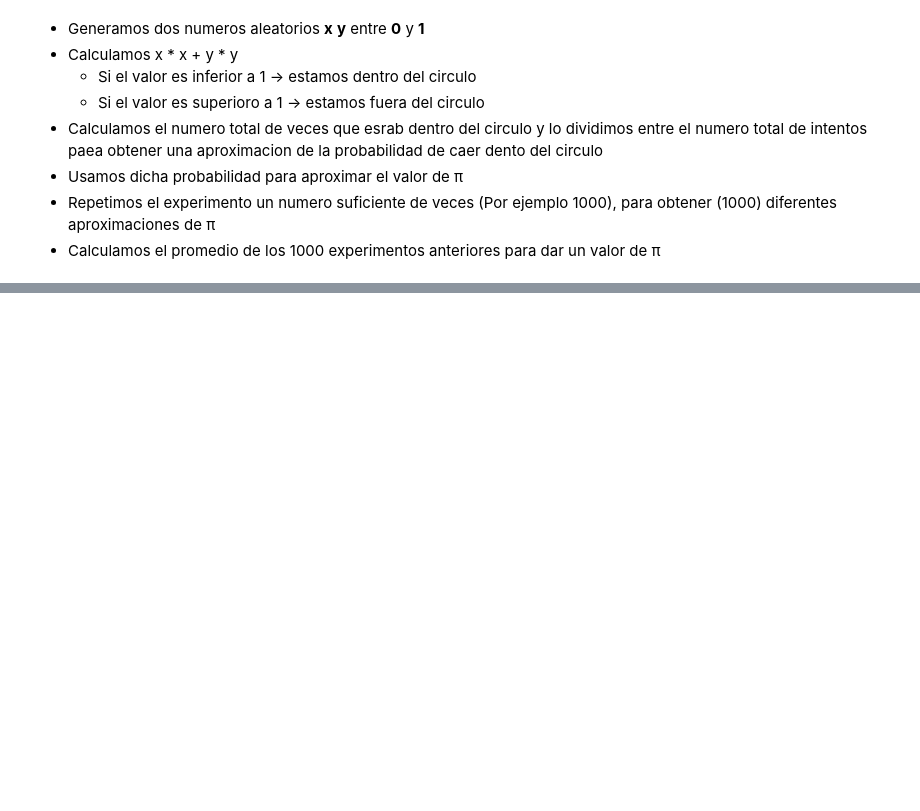
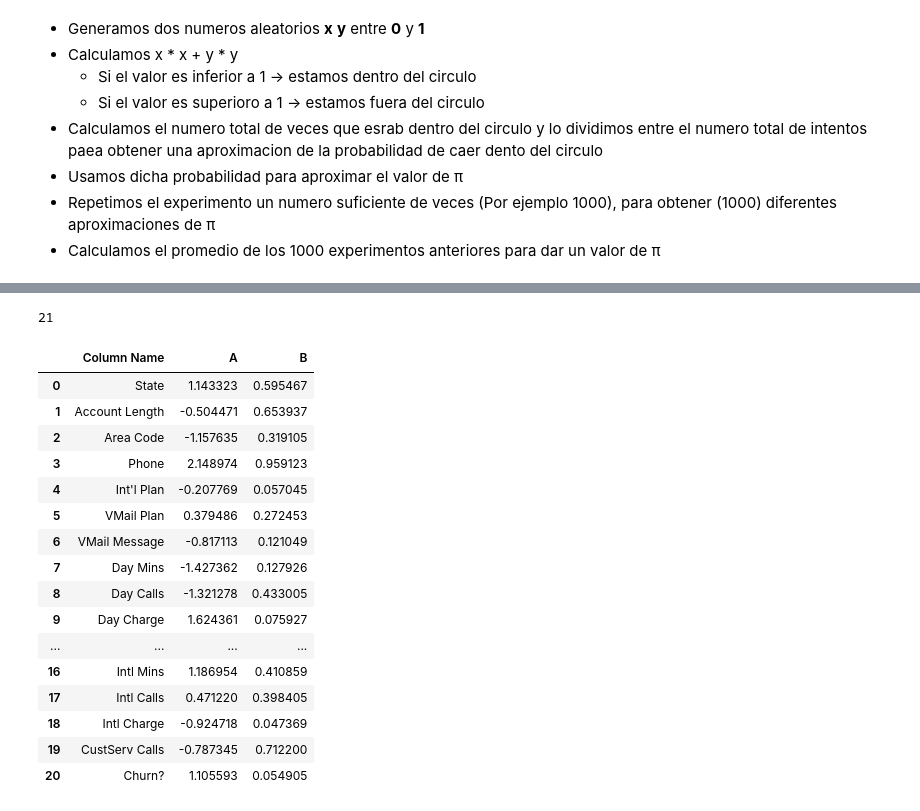
Before and after one commit to diego19508/python-ml-course, a Jupyter notebook: Course/T2 - 2- Data Cleaning - Funciones de distribucion de probabilidad.ipynb, the cells around one changed output, grey strips where cells are left out. Saved outputs shown, nothing was run; the diff lists cells and outputs as text; code cells hidden in the pictures; blank space fills up the shorter version.

```diff
--- a/Course/T2 - 2- Data Cleaning - Funciones de distribucion de probabilidad.ipynb
+++ b/Course/T2 - 2- Data Cleaning - Funciones de distribucion de probabilidad.ipynb
@@ -136,0 +193,3 @@ plt.plot(pi_value_list)
+# %%
+data = pd.read_csv("../datasets/customer-churn-model/Customer Churn Model.txt")
+data.head()
@@ -136,0 +204,35 @@ plt.plot(pi_value_list)
+# %%
+column_names = data.columns.values.tolist()
+# %%
+a = len(column_names)
+a
+# %% [output]
+21
+# %%
+new_data = pd.DataFrame(
+    {
+        "Column Name" : column_names,
+        "A" : np.random.randn(a),
+        "B" : np.random.uniform(0,1,a)
+    }
+)
+# %%
+new_data
+# %% [output]
+|  | Column Name | A | B |
+| 0 | State | 1.143323 | 0.595467 |
+| 1 | Account Length | -0.504471 | 0.653937 |
+| 2 | Area Code | -1.157635 | 0.319105 |
+| 3 | Phone | 2.148974 | 0.959123 |
+| 4 | Int'l Plan | -0.207769 | 0.057045 |
+| 5 | VMail Plan | 0.379486 | 0.272453 |
+| 6 | VMail Message | -0.817113 | 0.121049 |
+| 7 | Day Mins | -1.427362 | 0.127926 |
+| 8 | Day Calls | -1.321278 | 0.433005 |
+| 9 | Day Charge | 1.624361 | 0.075927 |
+| ... | ... | ... | ... |
+| 16 | Intl Mins | 1.186954 | 0.410859 |
+| 17 | Intl Calls | 0.471220 | 0.398405 |
+| 18 | Intl Charge | -0.924718 | 0.047369 |
+| 19 | CustServ Calls | -0.787345 | 0.712200 |
+| 20 | Churn? | 1.105593 | 0.054905 |
```
Also changed, not shown: parts of 9 cells of this notebook.
